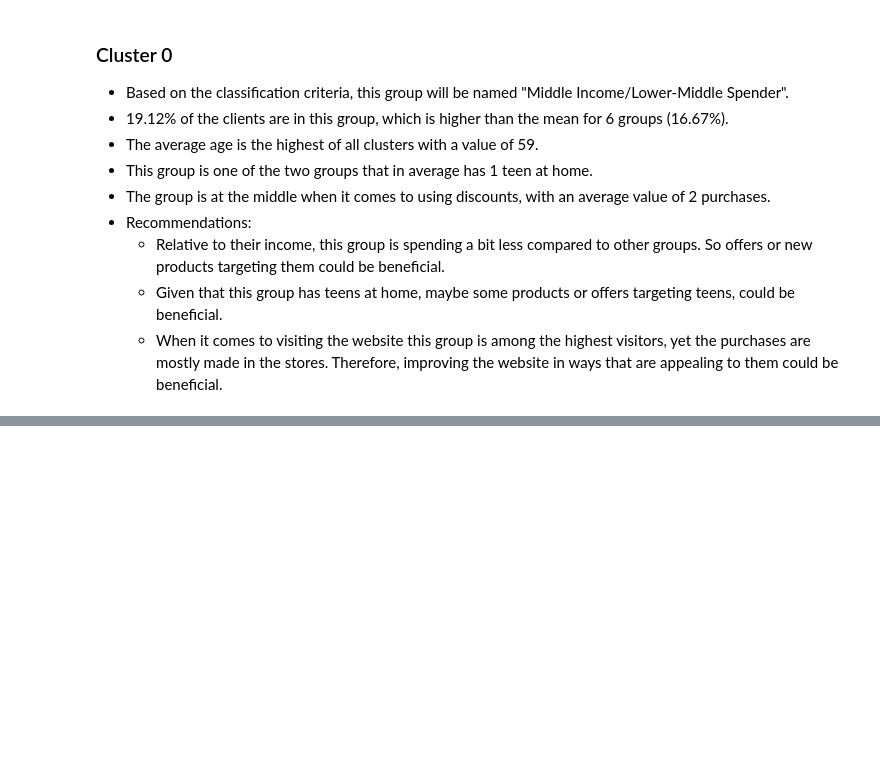
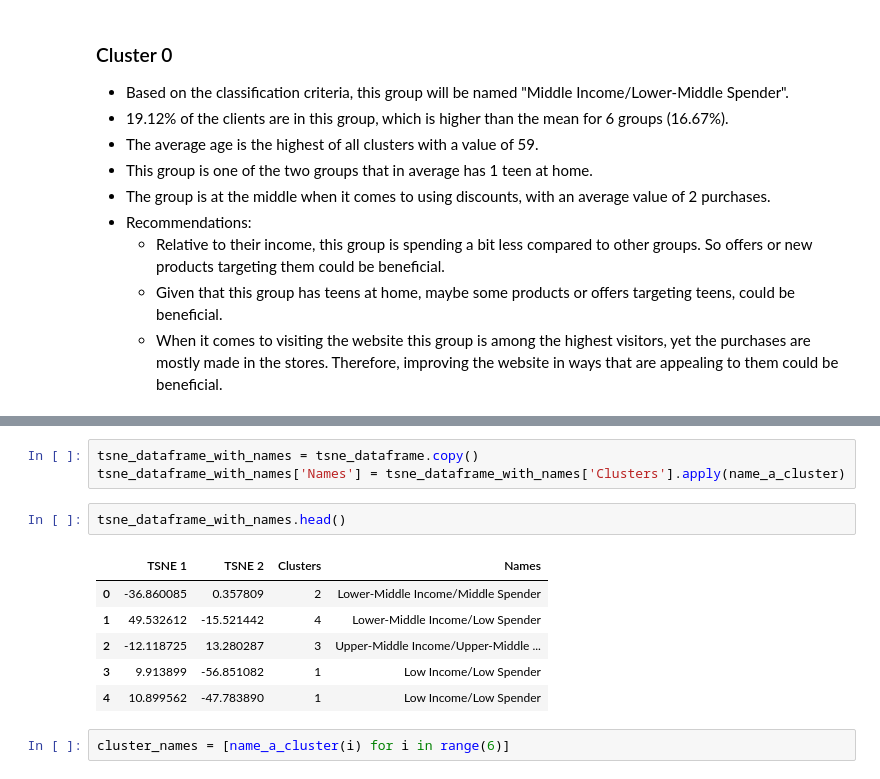
Before and after one commit to Luciano-C/Customer-Personality-Analysis, a Jupyter notebook: Customer_Personality_Analysis.ipynb, the cells around one changed output, grey strips where cells are left out. Drawn from its saved outputs; the diff is of its cells as text; blank space fills up the shorter version.

```diff
--- a/Customer_Personality_Analysis.ipynb
+++ b/Customer_Personality_Analysis.ipynb
@@ -1280,0 +1265,14 @@ plt.show()
+# %%
+tsne_dataframe_with_names = tsne_dataframe.copy()
+tsne_dataframe_with_names['Names'] = tsne_dataframe_with_names['Clusters'].apply(name_a_cluster)
+# %%
+tsne_dataframe_with_names.head()
+# %% [output]
+|  | TSNE 1 | TSNE 2 | Clusters | Names |
+| 0 | -36.860085 | 0.357809 | 2 | Lower-Middle Income/Middle Spender |
+| 1 | 49.532612 | -15.521442 | 4 | Lower-Middle Income/Low Spender |
+| 2 | -12.118725 | 13.280287 | 3 | Upper-Middle Income/Upper-Middle ... |
+| 3 | 9.913899 | -56.851082 | 1 | Low Income/Low Spender |
+| 4 | 10.899562 | -47.783890 | 1 | Low Income/Low Spender |
+# %%
+cluster_names = [name_a_cluster(i) for i in range(6)]
```
Also changed, not shown: parts of 21 cells of this notebook.
